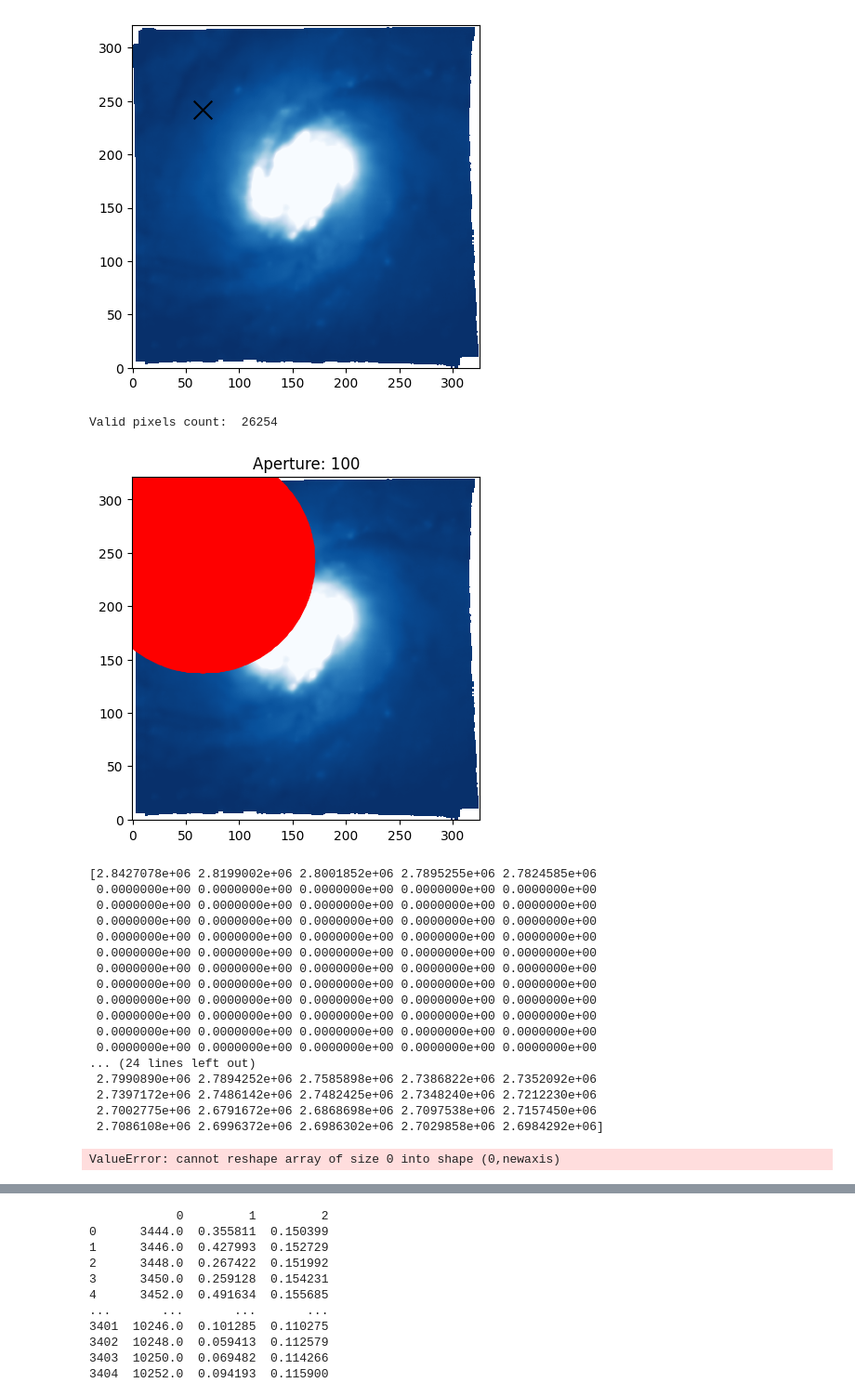
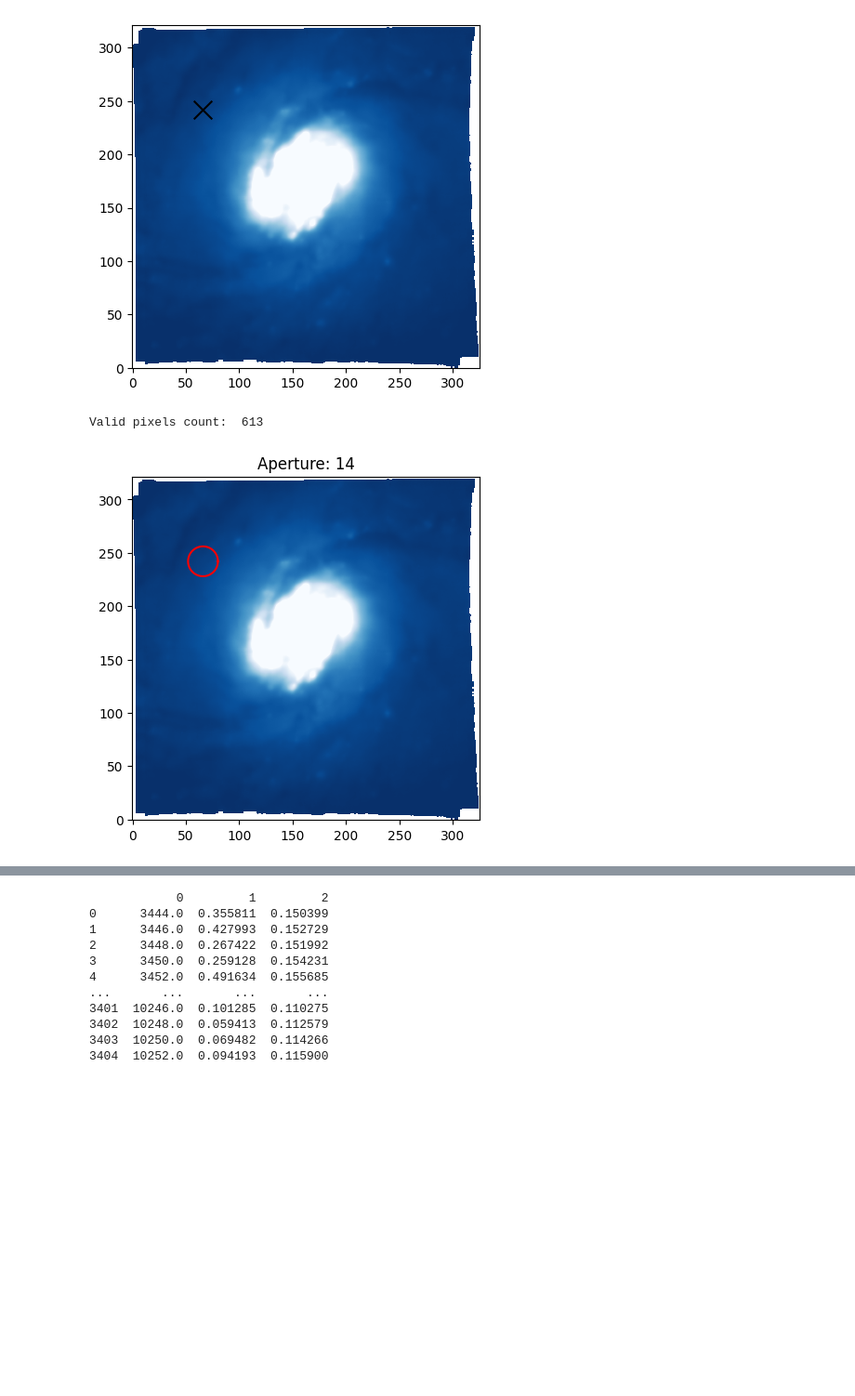
Before and after one commit to rita-png/extinction-ifs, a Jupyter notebook: SNe-host-comparison/poster-CC-sanpedro.ipynb, the cells around one changed output, grey strips where cells are left out. Shown at 93% size. Saved outputs shown, nothing was run; the diff lists cells and outputs as text; code cells hidden in the pictures; blank space fills up the shorter version.

```diff
--- a/SNe-host-comparison/poster-CC-sanpedro.ipynb
+++ b/SNe-host-comparison/poster-CC-sanpedro.ipynb
@@ -315,39 +306,32 @@ plt.scatter(x,y,marker='x',color='black',s=200)
 <matplotlib.collections.PathCollection at 0x...>
 [figure]
 # %%
-ap=100
+ap=14
 spec_ap,pixels=circular_aperture_sum(cube[index-100:index+100,:,:],x,y, radius=ap)
+spec_ap_unc = circular_aperture_unc(ecube[index-100:index+100, :, :],x,y,radius=ap)
 
 lo,up = np.nanpercentile(stacked_cube,5),np.nanpercentile(stacked_cube,95)
 plt.imshow(stacked_cube, cmap='Blues_r', origin='lower',clim=(lo,up))
 
 
 #plot aperture region
-x_ap,y_ap = zip(*pixels)
-plt.scatter(x_ap,y_ap, facecolors='none', edgecolors='red', s=60, linewidths=1.5, alpha=0.8)
+
+
+theta = np.linspace(0, 2*np.pi, 500)
+
+x_circle = x + ap * np.cos(theta)
+y_circle = y + ap * np.sin(theta)
+
+plt.plot(x_circle, y_circle, 'r-', linewidth=1.5)
+
+#x_ap,y_ap = zip(*pixels)
+#plt.scatter(x_ap,y_ap, facecolors='none', edgecolors='red', s=60, linewidths=1.5, alpha=0.8)
 plt.title(f"Aperture: {ap}")
 plt.show()
 
-print(spec_ap)
-out=EW_voronoi_bins(np.asarray([spec_ap]),wave[index-100:index+100],central_wavelength*(1+z),v=500,KS=100,plots=True)
+
+#### following is commented, because theres no data for wavelengths around sodium
+####out=EW_voronoi_bins(np.asarray([spec_ap]),wave[index-100:index+100],central_wavelength*(1+z),v=500,KS=100,plots=True)
 # %% [output]
-Valid pixels count:  26254
+Valid pixels count:  613
-[figure, old version]
+[figure, new version]
-[2.8427078e+06 2.8199002e+06 2.8001852e+06 2.7895255e+06 2.7824585e+06
- 0.0000000e+00 0.0000000e+00 0.0000000e+00 0.0000000e+00 0.0000000e+00
- 0.0000000e+00 0.0000000e+00 0.0000000e+00 0.0000000e+00 0.0000000e+00
- 0.0000000e+00 0.0000000e+00 0.0000000e+00 0.0000000e+00 0.0000000e+00
- 0.0000000e+00 0.0000000e+00 0.0000000e+00 0.0000000e+00 0.0000000e+00
- 0.0000000e+00 0.0000000e+00 0.0000000e+00 0.0000000e+00 0.0000000e+00
- 0.0000000e+00 0.0000000e+00 0.0000000e+00 0.0000000e+00 0.0000000e+00
- 0.0000000e+00 0.0000000e+00 0.0000000e+00 0.0000000e+00 0.0000000e+00
- 0.0000000e+00 0.0000000e+00 0.0000000e+00 0.0000000e+00 0.0000000e+00
- 0.0000000e+00 0.0000000e+00 0.0000000e+00 0.0000000e+00 0.0000000e+00
- 0.0000000e+00 0.0000000e+00 0.0000000e+00 0.0000000e+00 0.0000000e+00
- 0.0000000e+00 0.0000000e+00 0.0000000e+00 0.0000000e+00 0.0000000e+00
-... (24 lines left out)
- 2.7990890e+06 2.7894252e+06 2.7585898e+06 2.7386822e+06 2.7352092e+06
- 2.7397172e+06 2.7486142e+06 2.7482425e+06 2.7348240e+06 2.7212230e+06
- 2.7002775e+06 2.6791672e+06 2.6868698e+06 2.7097538e+06 2.7157450e+06
- 2.7086108e+06 2.6996372e+06 2.6986302e+06 2.7029858e+06 2.6984292e+06]
-ValueError: cannot reshape array of size 0 into shape (0,newaxis)
```
Also changed, not shown: parts of 15 cells of this notebook, 4 other files.
